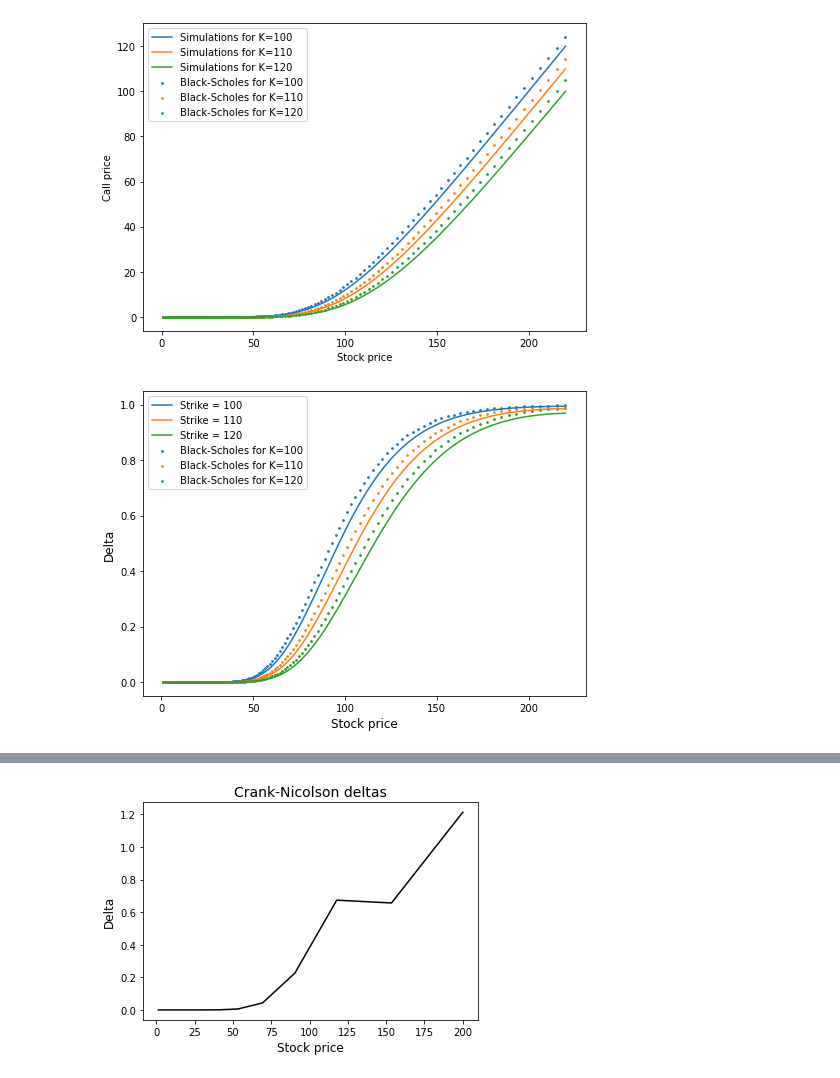
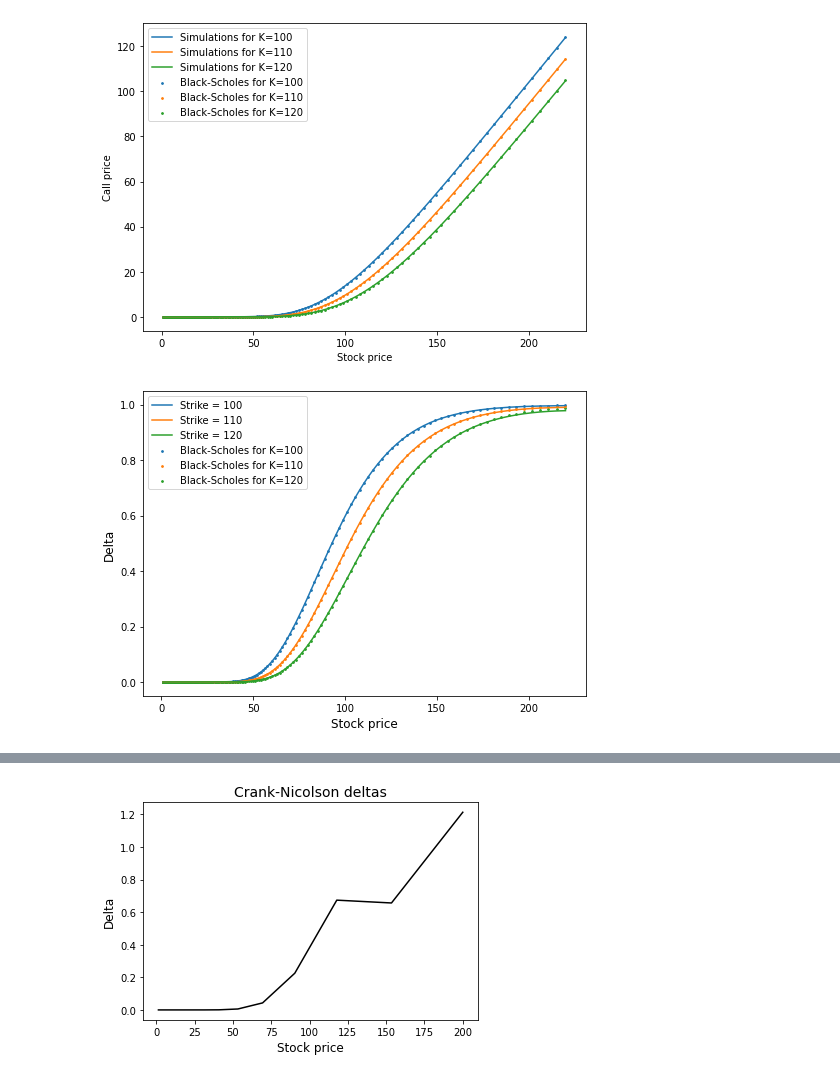
Before and after one commit to WillemJan9519/SPFDM3, a Jupyter notebook: SPFDM 3.ipynb, the cells around one changed output, grey strips where cells are left out. Drawn from its saved outputs; the diff is of its cells as text; code cells hidden in the pictures.

```diff
--- a/SPFDM 3.ipynb
+++ b/SPFDM 3.ipynb
@@ -43,11 +43,11 @@ class FTCS():
         X = len(x)
         V = np.zeros([T,X])
         # boundary conditions
-        V[:,0] = np.max(np.vstack((np.zeros(len(t)),np.exp(x[0])-self.K*np.exp(self.r*(self.t_max-t)))),axis=0)
+        V[:,0] = np.max(np.vstack((np.zeros(len(x)),np.exp(x[0])-self.K*np.exp(-self.r*t))),axis=0)
 #         V[:,X-1] = np.exp(self.x_max) - self.K*np.exp(-self.r*(self.t_max-t))
-        V[:,X-1] = np.exp(self.x_max) - self.K*np.exp(self.r*(self.t_max-t))
+        V[:,X-1] = np.exp(self.x_max) - self.K*np.exp(-self.r*t)
+        V[0,:] = np.max(np.vstack((np.zeros(len(x)),np.exp(x)-self.K)),axis=0)
 #         V[0,:] = np.max(np.vstack((np.zeros(len(x)),np.exp(x)-self.K*np.exp(-self.r*self.t_max))),axis=0)
-        V[0,:] = np.max(np.vstack((np.zeros(len(x)),np.exp(x)-self.K*np.exp(self.r*self.t_max))),axis=0)
         for n in range(0,T-1): # time
             for j in range(1,X-1): # space
                 V[n+1,j] = b1*V[n,j+1] + b0*V[n,j] + b_1*V[n,j-1]
@@ -90,35 +90,35 @@ class FTCS():
         plt.legend()
 
     def plot_delta(self,plot=False):
         # numerical delta
         S,V = self.call_FTCS(self.dt,self.dx,self.t_max,self.x_max,self.r,self.sigma)
         V = V[int(1/self.dt),:]
         delta_y = np.diff(V)
         delta_x = np.diff(S)
         delta = delta_y / delta_x
 
         # black scholes delta
         V_bs = self.black_scholes(S)
 
         delta_y_bs = np.diff(V_bs)
         delta_bs = delta_y_bs / delta_x
 
         # plot delta's
         plt.plot(S[:-1]+np.diff(S),delta,label='Strike = '+str(self.K))
         plt.scatter(S[:-1]+np.diff(S),delta_bs,label='Black-Scholes for K='+str(self.K),
                     s=3)
         plt.xlabel('Stock price',fontsize=12)
         plt.ylabel('Delta',fontsize=12)
         # plt.axis([0,np.exp(x_max),0,V[0]])
         plt.legend()
 
 
 
 
 FTCSengine=FTCS([100,110,120])
 # %% [output]
-[figure, old version]
+[figure, new version]
-[figure, old version]
+[figure, new version]
 # %%
 class CrankNicolson():
     def __init__(self,Ks):
```
